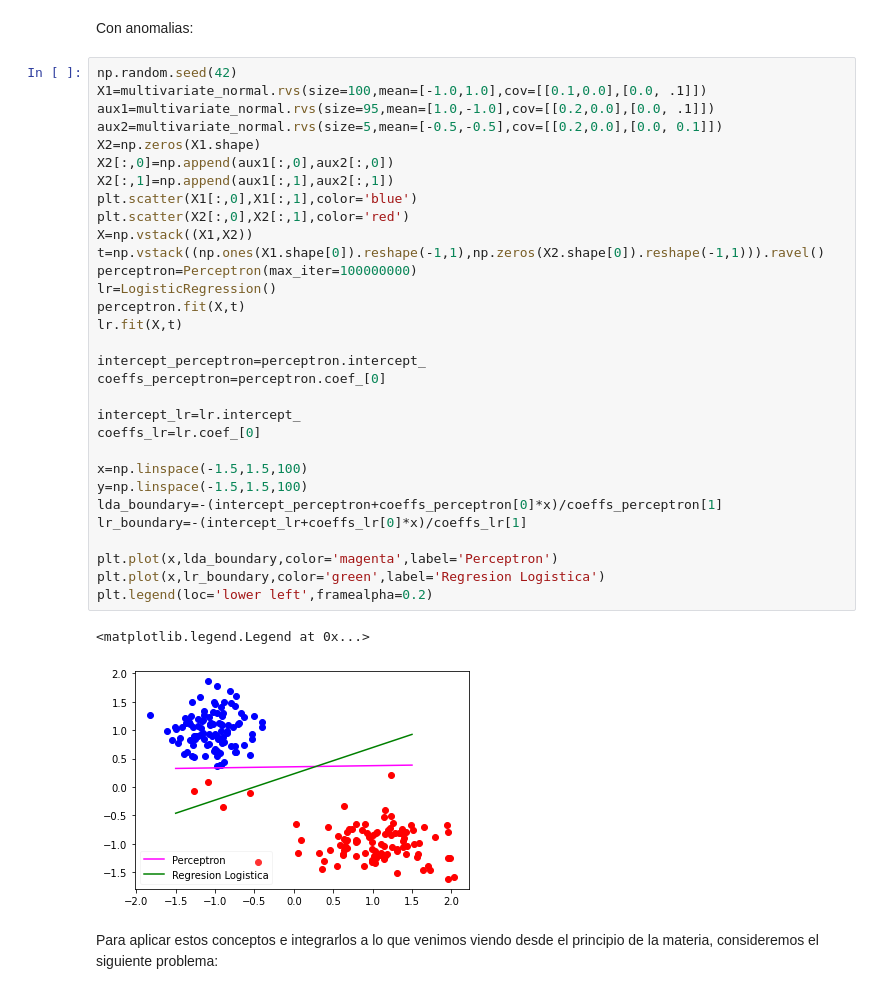
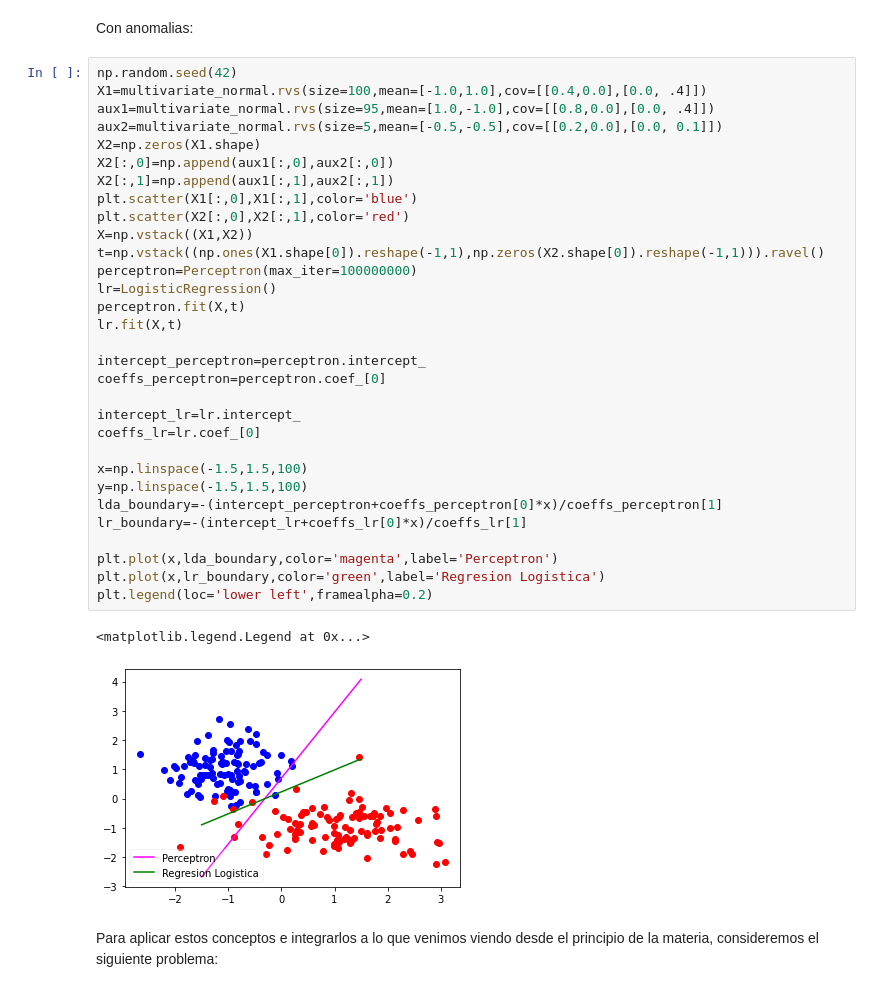
Before and after one commit to naikymen/ML_UNSAM, a Jupyter notebook: 08p_RegresionLogistica.ipynb, the cells around one changed output. Saved outputs shown, nothing was run; the diff lists cells and outputs as text.

```diff
--- a/08p_RegresionLogistica.ipynb
+++ b/08p_RegresionLogistica.ipynb
@@ -447,38 +528,38 @@ plt.legend(loc='lower left',framealpha=0.2)
 Con anomalias:
 # %%
 np.random.seed(42)
-X1=multivariate_normal.rvs(size=100,mean=[-1.0,1.0],cov=[[0.1,0.0],[0.0, .1]])
-aux1=multivariate_normal.rvs(size=95,mean=[1.0,-1.0],cov=[[0.2,0.0],[0.0, .1]])
+X1=multivariate_normal.rvs(size=100,mean=[-1.0,1.0],cov=[[0.4,0.0],[0.0, .4]])
+aux1=multivariate_normal.rvs(size=95,mean=[1.0,-1.0],cov=[[0.8,0.0],[0.0, .4]])
 aux2=multivariate_normal.rvs(size=5,mean=[-0.5,-0.5],cov=[[0.2,0.0],[0.0, 0.1]])
 X2=np.zeros(X1.shape)
 X2[:,0]=np.append(aux1[:,0],aux2[:,0])
 X2[:,1]=np.append(aux1[:,1],aux2[:,1])
 plt.scatter(X1[:,0],X1[:,1],color='blue')
 plt.scatter(X2[:,0],X2[:,1],color='red')
 X=np.vstack((X1,X2))
 t=np.vstack((np.ones(X1.shape[0]).reshape(-1,1),np.zeros(X2.shape[0]).reshape(-1,1))).ravel()
 perceptron=Perceptron(max_iter=100000000)
 lr=LogisticRegression()
 perceptron.fit(X,t)
 lr.fit(X,t)
 
 intercept_perceptron=perceptron.intercept_
 coeffs_perceptron=perceptron.coef_[0]
 
 intercept_lr=lr.intercept_
 coeffs_lr=lr.coef_[0]
 
 x=np.linspace(-1.5,1.5,100)
 y=np.linspace(-1.5,1.5,100)
 lda_boundary=-(intercept_perceptron+coeffs_perceptron[0]*x)/coeffs_perceptron[1]
 lr_boundary=-(intercept_lr+coeffs_lr[0]*x)/coeffs_lr[1]
 
 plt.plot(x,lda_boundary,color='magenta',label='Perceptron')
 plt.plot(x,lr_boundary,color='green',label='Regresion Logistica')
 plt.legend(loc='lower left',framealpha=0.2)
 # %% [output]
 <matplotlib.legend.Legend at 0x...>
-[figure, old version]
+[figure, new version]
 # %% [markdown]
 Para aplicar estos conceptos e integrarlos a lo que venimos viendo desde el principio de la materia, consideremos el siguiente problema:
 # %% [markdown]
```
Also changed, not shown: parts of 19 cells of this notebook.
